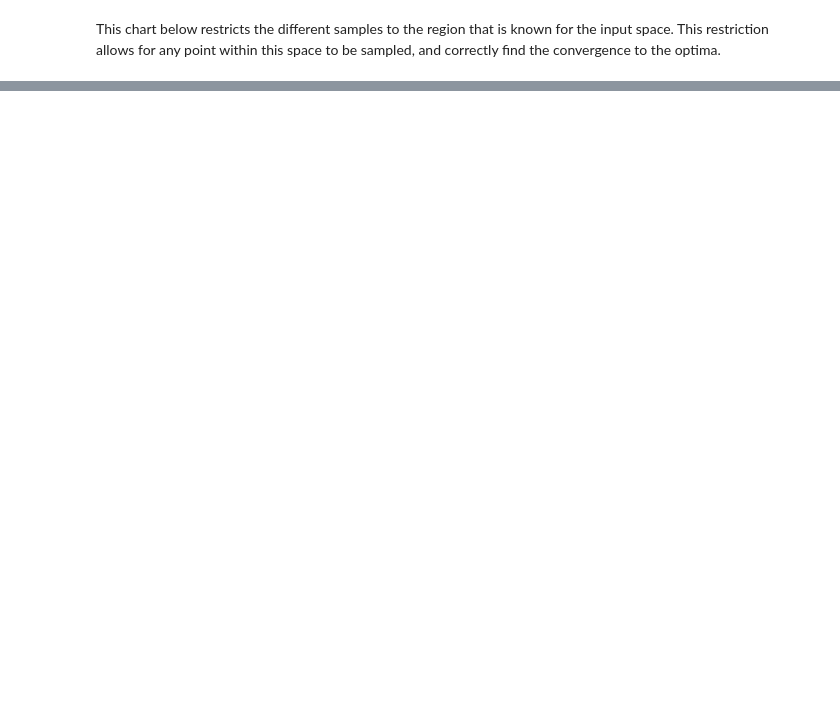
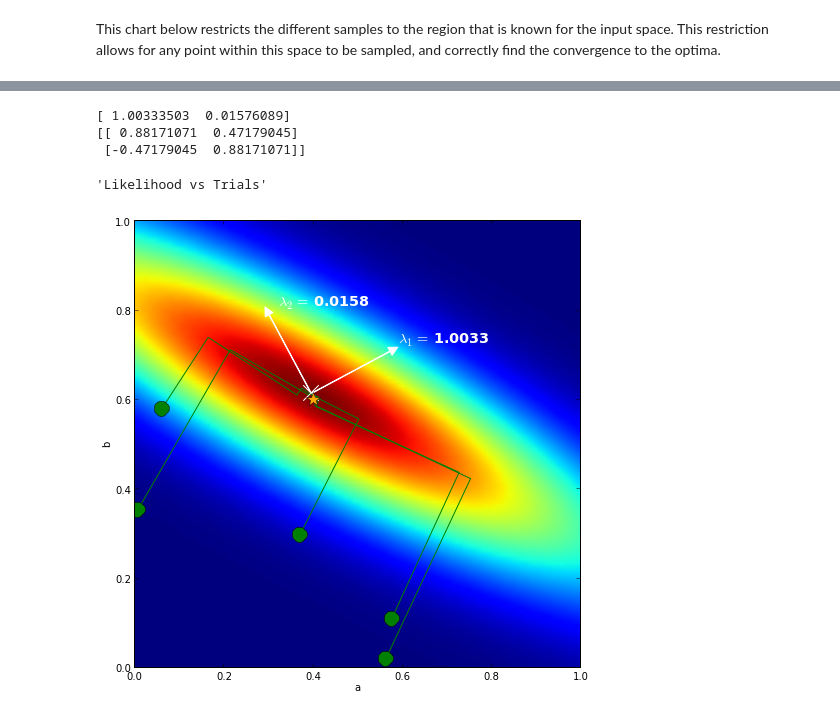
Before and after one commit to gajomi/enzymatica, a Jupyter notebook: docs/inference.ipynb, the cells around one changed output, grey strips where cells are left out. Drawn from its saved outputs; the diff is of its cells as text; code cells hidden in the pictures; blank space fills up the shorter version.

```diff
--- a/docs/inference.ipynb
+++ b/docs/inference.ipynb
@@ -117,0 +114,44 @@ for i in range(num_trials):
+# %%
+fig, ax = subplots(1,1)
+ax.imshow(likelihoods, extent=[0, 1, 0, 1], origin='lower')
+
+for i in range(5):
+    iter_array = array(response['iterations'][i])
+    start_point = response['start_points'][i]
+    a = iter_array[:,0]
+    b = iter_array[:,1]
+    a = numpy.concatenate(([start_point[0]], a))
+    b = numpy.concatenate(([start_point[1]], b))
+    ax.plot(a, b, color='green')
+    ax.plot(a[0], b[0], 'o', markersize=15, color='green')
+    ax.plot(a[-1], b[-1], 'x', markersize=15, color='white')
+
+ax.plot(0.4, 0.6, '*', markersize=15, color='orange')
+from matplotlib.patches import Ellipse
+
+hessian = ml.hess
+eigenvalues, eigenvectors = linalg.eig(hessian)
+print(eigenvalues)
+print(eigenvectors)
+
+e_vec1 = eigenvectors[:,0] * 0.2
+e_vec2 = eigenvectors[:,1] * 0.2
+
+ax.arrow(ml.x[0], ml.x[1], e_vec1[0], e_vec1[1], head_width=0.02, head_length=0.02, color='white')
+ax.arrow(ml.x[0], ml.x[1], e_vec2[0], e_vec2[1], head_width=0.02, head_length=0.02, color='white')
+
+xy_lbl_evec1 = (ml.x[0] + e_vec1[0] + 0.02, ml.x[1] + e_vec1[1] + 0.02)
+xy_lbl_evec2 = (ml.x[0] + e_vec2[0] + 0.02, ml.x[1] + e_vec2[1] + 0.02)
+
+ax.annotate('$\lambda_1=$ %.4f ' % (eigenvalues[0],), xy=xy_lbl_evec1, color='white', weight='bold', size='x-large')
+ax.annotate('$\lambda_2=$ %.4f ' % (eigenvalues[1],), xy=xy_lbl_evec2, color='white', weight='bold', size='x-large')
+
+xlabel('a')
+ylabel('b')
+'Likelihood vs Trials'
+# %% [output]
+[ 1.00333503  0.01576089]
+[[ 0.88171071  0.47179045]
+ [-0.47179045  0.88171071]]
+'Likelihood vs Trials'
+[figure, added]
```
Also changed, not shown: parts of 9 cells of this notebook.
